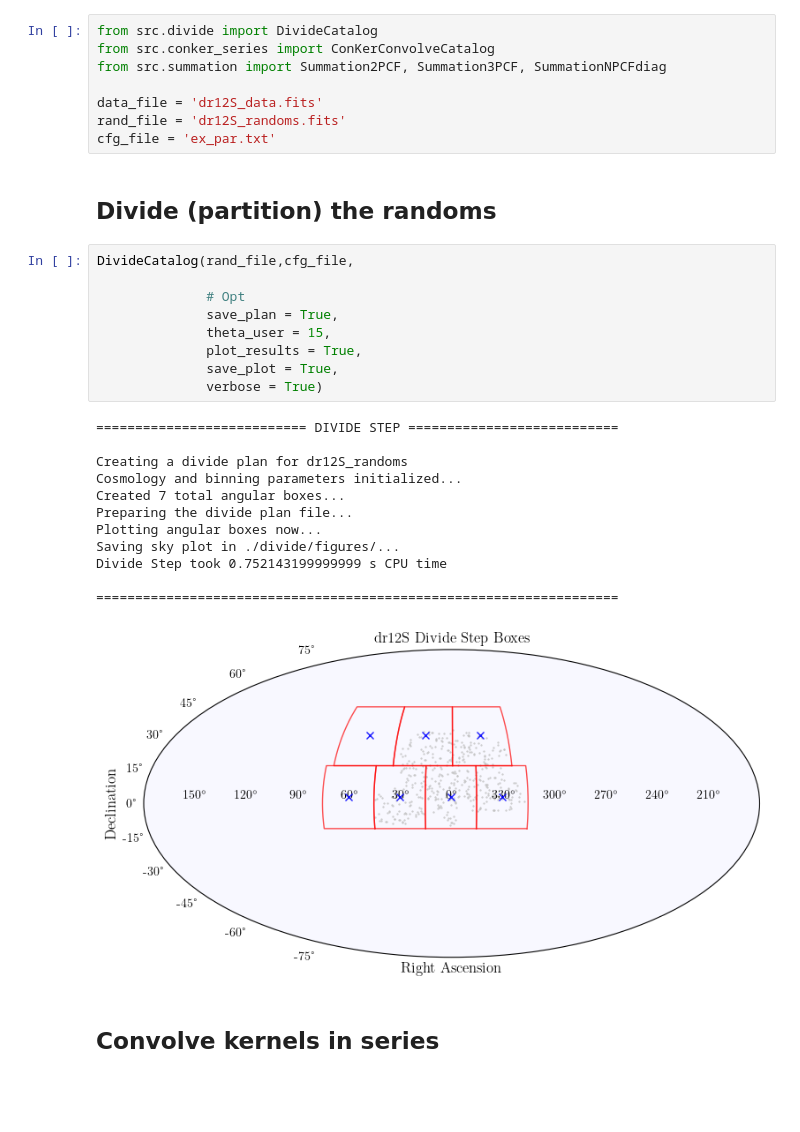
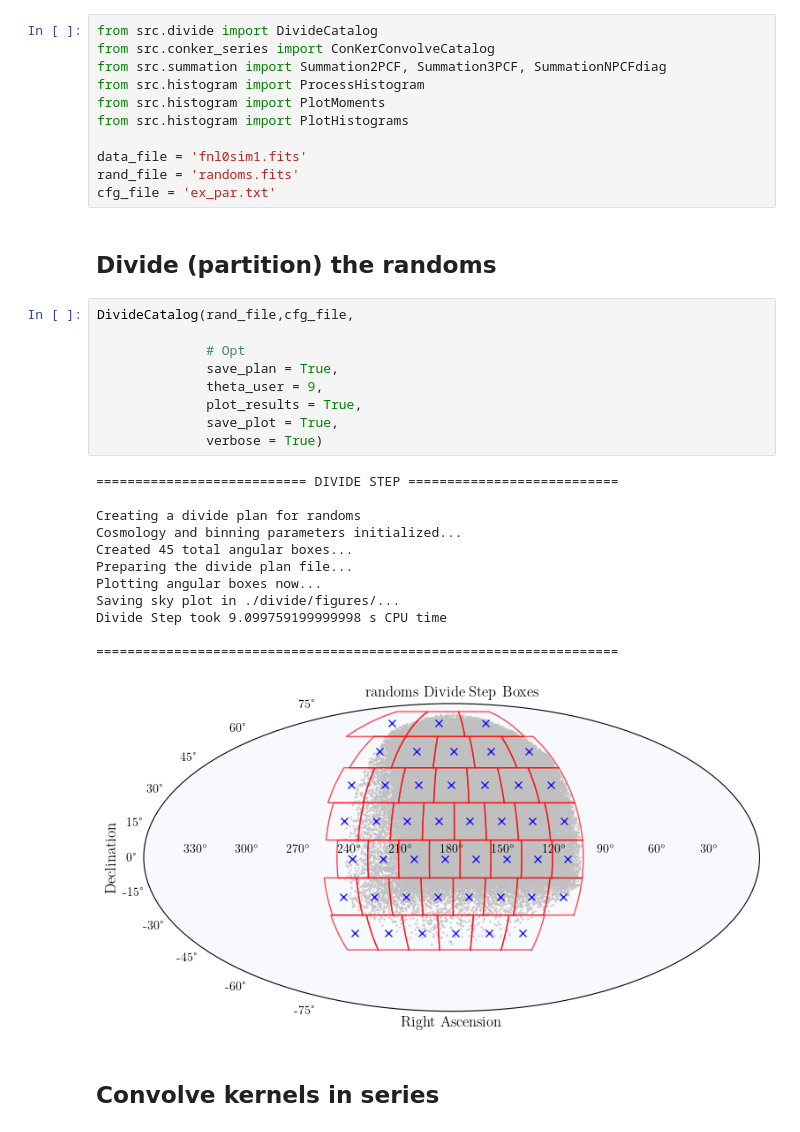
Before and after one commit to nhuja-m/divide_conker, a Jupyter notebook: corrfunc.ipynb, the cells around one changed output. Cells and saved outputs as stored; diff of their text form; blank space fills up the shorter version.

```diff
--- a/corrfunc.ipynb
+++ b/corrfunc.ipynb
@@ -4,34 +4,37 @@
 from src.divide import DivideCatalog
 from src.conker_series import ConKerConvolveCatalog
 from src.summation import Summation2PCF, Summation3PCF, SummationNPCFdiag
+from src.histogram import ProcessHistogram
+from src.histogram import PlotMoments
+from src.histogram import PlotHistograms
 
-data_file = 'dr12S_data.fits'
-rand_file = 'dr12S_randoms.fits'
+data_file = 'fnl0sim1.fits'
+rand_file = 'randoms.fits'
 cfg_file = 'ex_par.txt'
 # %% [markdown]
 ## Divide (partition) the randoms
 # %%
 DivideCatalog(rand_file,cfg_file,
 
               # Opt
               save_plan = True,
-              theta_user = 15,
+              theta_user = 9,
               plot_results = True,
               save_plot = True,
               verbose = True)
 # %% [output]
 =========================== DIVIDE STEP ===========================
 
-Creating a divide plan for dr12S_randoms
+Creating a divide plan for randoms
 Cosmology and binning parameters initialized...
-Created 7 total angular boxes...
+Created 45 total angular boxes...
 Preparing the divide plan file...
 Plotting angular boxes now...
 Saving sky plot in ./divide/figures/...
-Divide Step took 0.752143199999999 s CPU time
+Divide Step took 9.099759199999998 s CPU time
 
 ===================================================================
-[figure, old version]
+[figure, new version]
 # %% [markdown]
 ## Convolve kernels in series
 # %%
```
Also changed, not shown: parts of 7 cells of this notebook.
